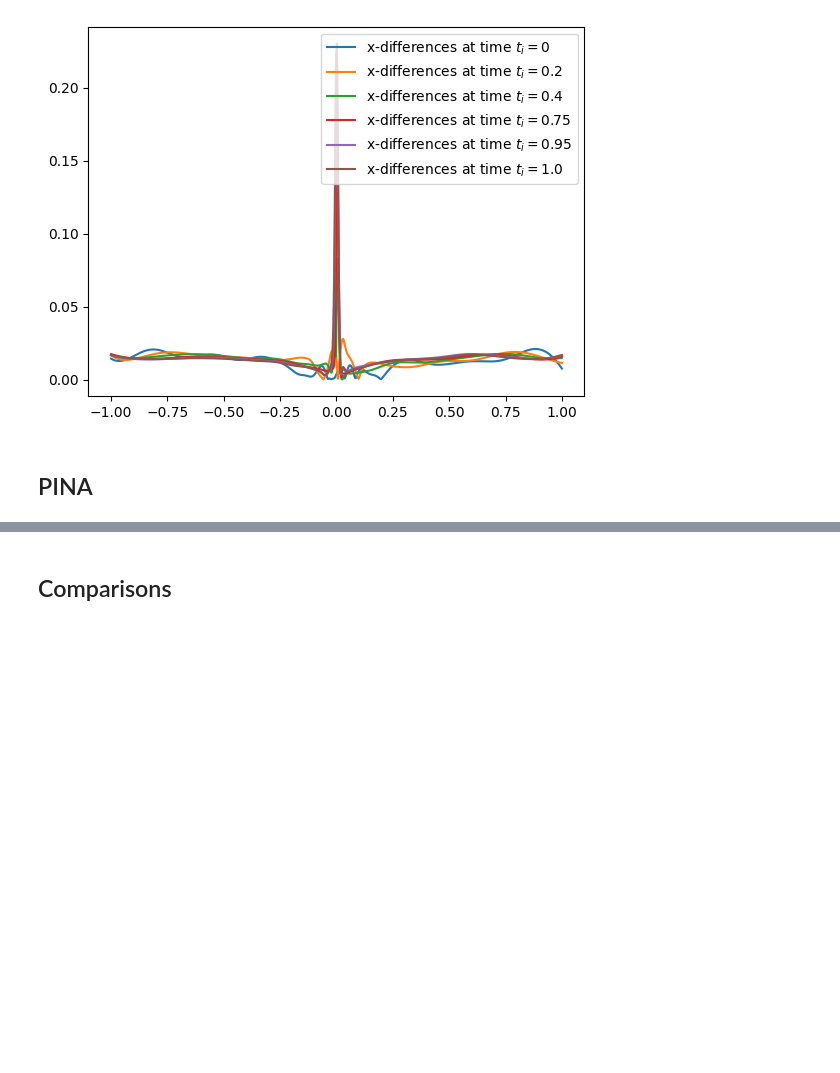
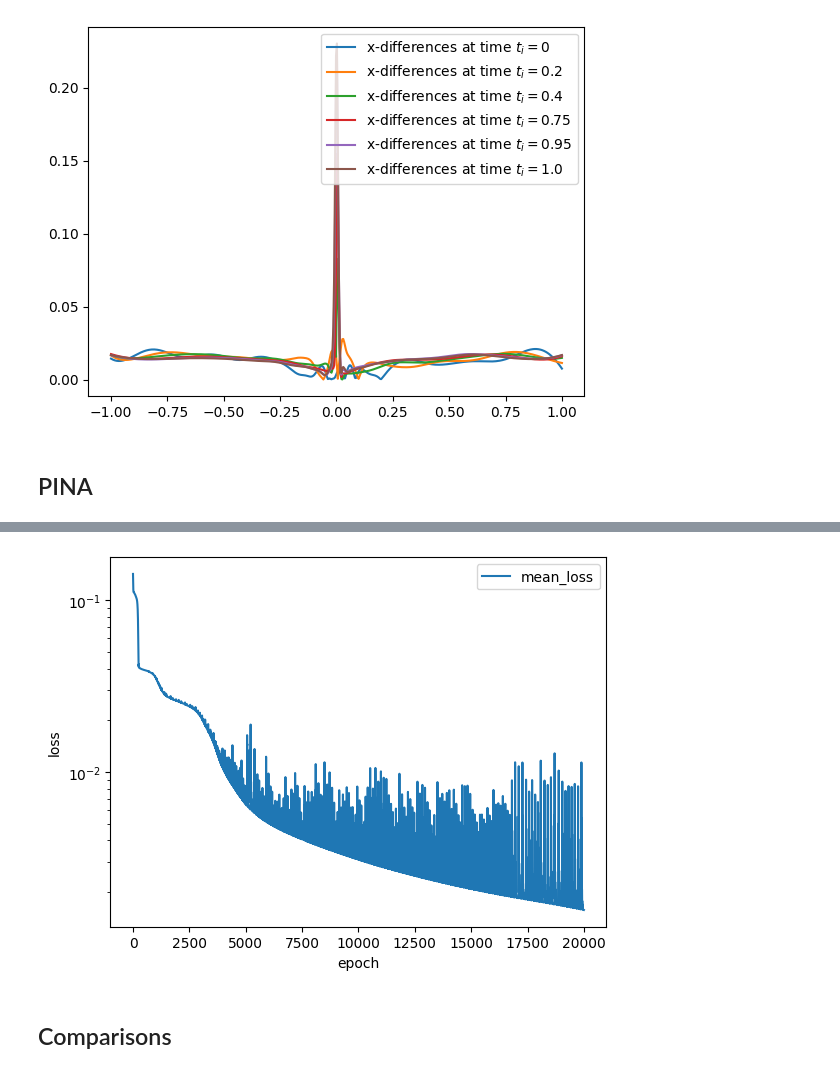
Before and after one commit to mia-jinns/jinns, a Jupyter notebook: benchmarks/burgers1d/burgers1d.ipynb, the cells around one changed output, grey strips where cells are left out. Saved outputs shown, nothing was run; the diff lists cells and outputs as text; code cells hidden in the pictures; blank space fills up the shorter version.

```diff
--- a/benchmarks/burgers1d/burgers1d.ipynb
+++ b/benchmarks/burgers1d/burgers1d.ipynb
@@ -352,3 +454,7 @@ burgers1D.discretise_domain(
+# %%
+pl.plot_loss(trainer=trainer, label = 'mean_loss', logy=True)
+# %% [output]
+[figure, added]
 # %% [markdown]
 ## Comparisons
 # %%
```
Also changed, not shown: parts of 13 cells of this notebook.
